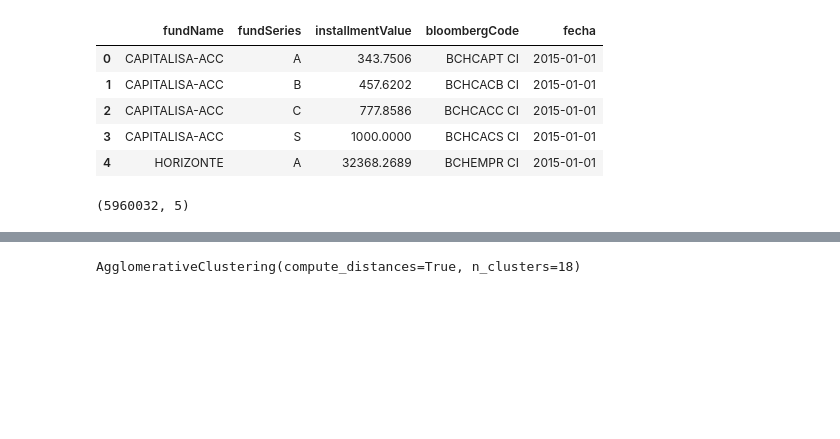
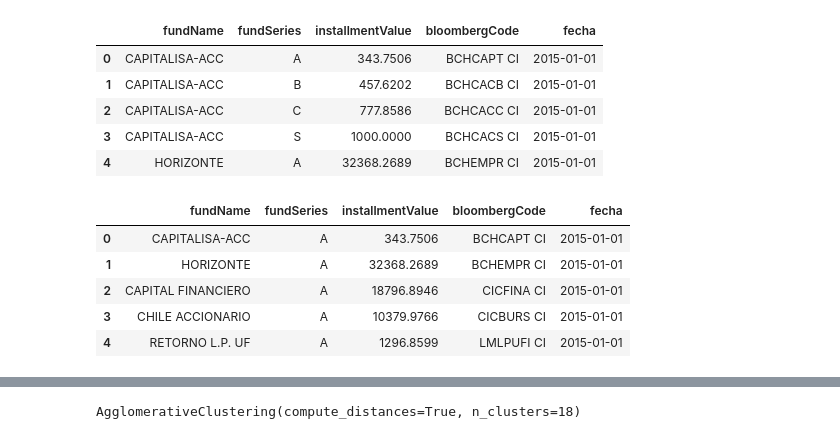
Before and after one commit to chris-santiago/aafm, a Jupyter notebook: notebooks/cluster_play.ipynb, the cells around one changed output, grey strips where cells are left out. Saved outputs shown, nothing was run; the diff lists cells and outputs as text; code cells hidden in the pictures; blank space fills up the shorter version.

```diff
--- a/notebooks/cluster_play.ipynb
+++ b/notebooks/cluster_play.ipynb
@@ -12,8 +12,15 @@ prices.head()
 | 2 | CAPITALISA-ACC | C | 777.8586 | BCHCACC CI | 2015-01-01 |
 | 3 | CAPITALISA-ACC | S | 1000.0000 | BCHCACS CI | 2015-01-01 |
 | 4 | HORIZONTE | A | 32368.2689 | BCHEMPR CI | 2015-01-01 |
-# %%
-data.head()
-# %% [output]
-(5960032, 5)
+# %%
+series_mask = prices['fundSeries'] == 'A'
+prices_a = prices[series_mask].reset_index(drop=True)
+prices_a.head()
+# %% [output]
+|  | fundName | fundSeries | installmentValue | bloombergCode | fecha |
+| 0 | CAPITALISA-ACC | A | 343.7506 | BCHCAPT CI | 2015-01-01 |
+| 1 | HORIZONTE | A | 32368.2689 | BCHEMPR CI | 2015-01-01 |
+| 2 | CAPITAL FINANCIERO | A | 18796.8946 | CICFINA CI | 2015-01-01 |
+| 3 | CHILE ACCIONARIO | A | 10379.9766 | CICBURS CI | 2015-01-01 |
+| 4 | RETORNO L.P. UF | A | 1296.8599 | LMLPUFI CI | 2015-01-01 |
 # %%
```
Also changed, not shown: parts of 14 cells of this notebook, 3 other files.
